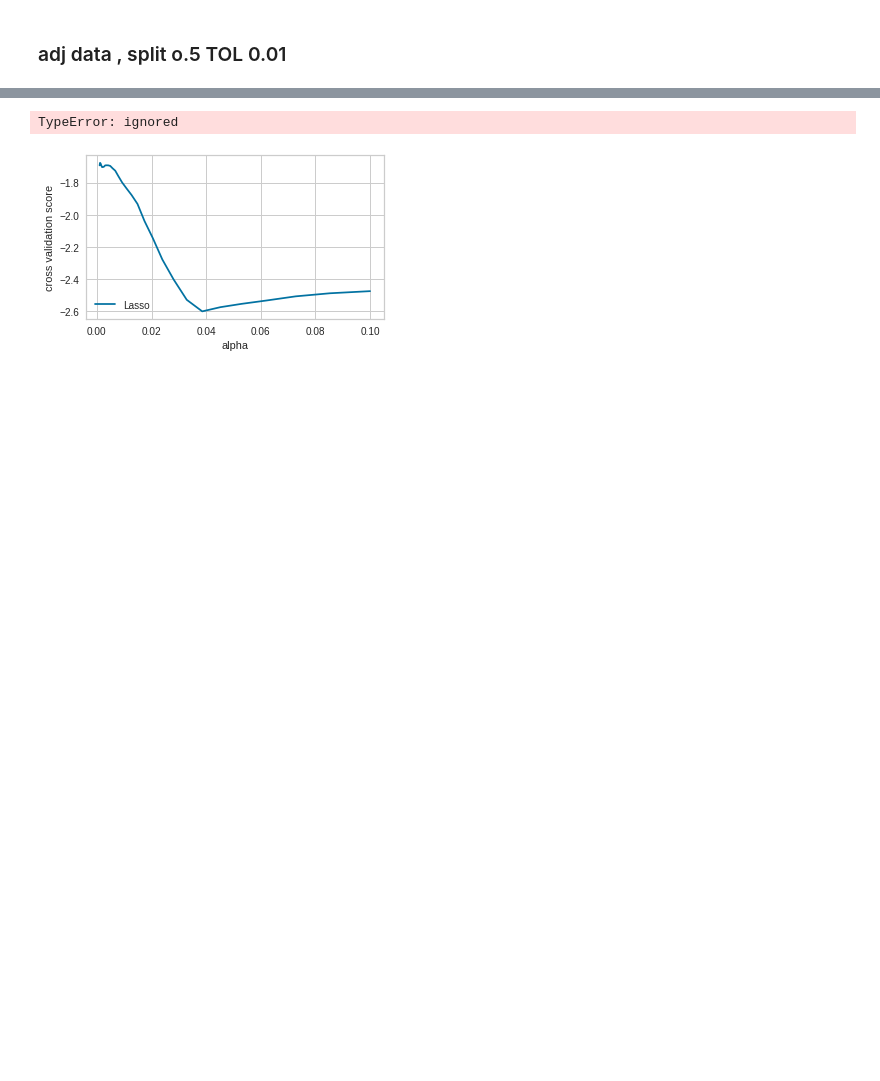
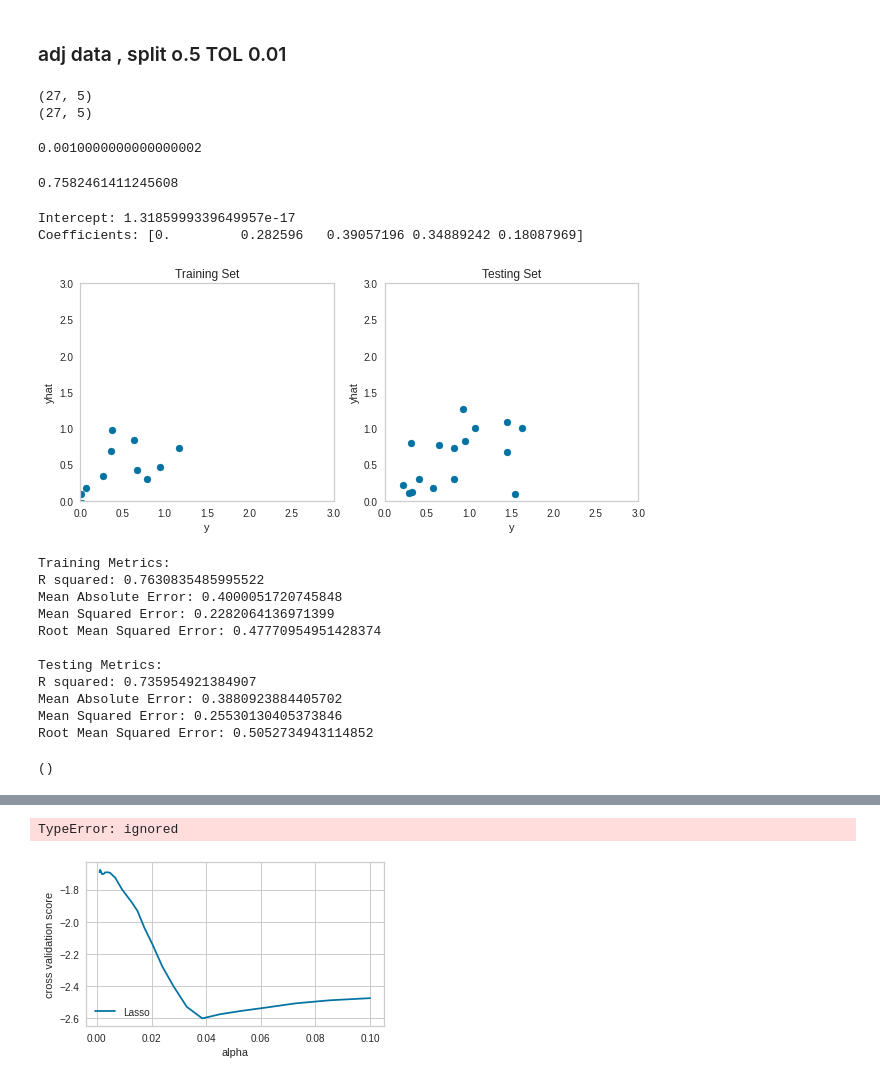
Before and after one commit to JF11579/Adelphi, a Jupyter notebook: Spring5_4.ipynb, the cells around one changed output, grey strips where cells are left out. Saved outputs shown, nothing was run; the diff lists cells and outputs as text; code cells hidden in the pictures; blank space fills up the shorter version.

```diff
--- a/Spring5_4.ipynb
+++ b/Spring5_4.ipynb
@@ -615,2 +615,48 @@ Test_R2 median: 0.612380268540174
 # %% [markdown]
 ### adj data , split o.5 TOL 0.01
+# %%
+X_train, X_test, y_train, y_test = train_test_split(X, y, test_size=0.5, random_state=5)
+print(X_train.shape)
+print(X_test.shape)
+# %% [output]
+(27, 5)
+(27, 5)
+# %%
+# CV = X train split
+#LassoReg = LassoCV(cv = 16, random_state=1, tol =1).fit(X, y)
+# CV = X split
+#LassoReg = LassoCV(cv = 27, random_state=1, tol =1).fit(X, y)
+LassoReg = LassoCV(cv = 43, random_state=1, tol = 0.01, n_alphas=5).fit(X, y) # CV = X split
+LassoReg.alphas_[4]/LassoReg.alphas_[0]
+# %% [output]
+0.0010000000000000002
+# %%
+LassoReg.score(X,y)
+# %% [output]
+0.7582461411245608
+# %%
+y_pred_Train = LassoReg .predict(X_train) #Predictions on training model
+y_pred_Test  = LassoReg .predict(X_test)  #Predictions on testing model
+
+print('Intercept:',LassoReg .intercept_) #Intercept: -4.4999751446869665
+print('Coefficients:', LassoReg .coef_)
+# %% [output]
+Intercept: 1.3185999339649957e-17
+Coefficients: [0.         0.282596   0.39057196 0.34889242 0.18087969]
+# %%
+Prediction_Plots(y_train, y_pred_Train, y_test, y_pred_Test)
+Metrics_Printer(y_train, y_pred_Train, y_test, y_pred_Test)
+# %% [output]
+[figure, added]
+Training Metrics:
+R squared: 0.7630835485995522
+Mean Absolute Error: 0.4000051720745848
+Mean Squared Error: 0.2282064136971399
+Root Mean Squared Error: 0.47770954951428374
+
+Testing Metrics:
+R squared: 0.735954921384907
+Mean Absolute Error: 0.3880923884405702
+Mean Squared Error: 0.25530130405373846
+Root Mean Squared Error: 0.5052734943114852
+()
```
Also changed, not shown: parts of 36 cells of this notebook.
